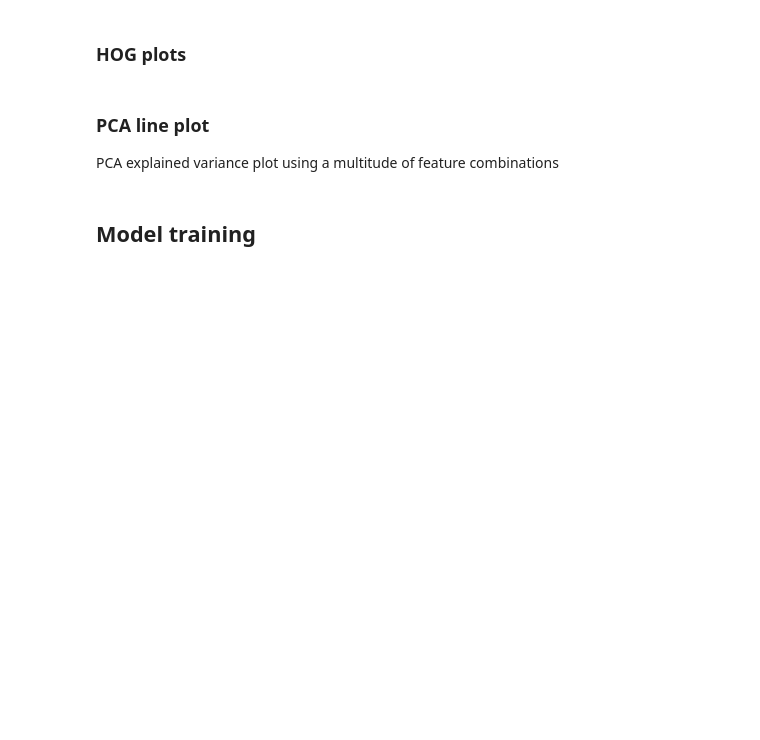
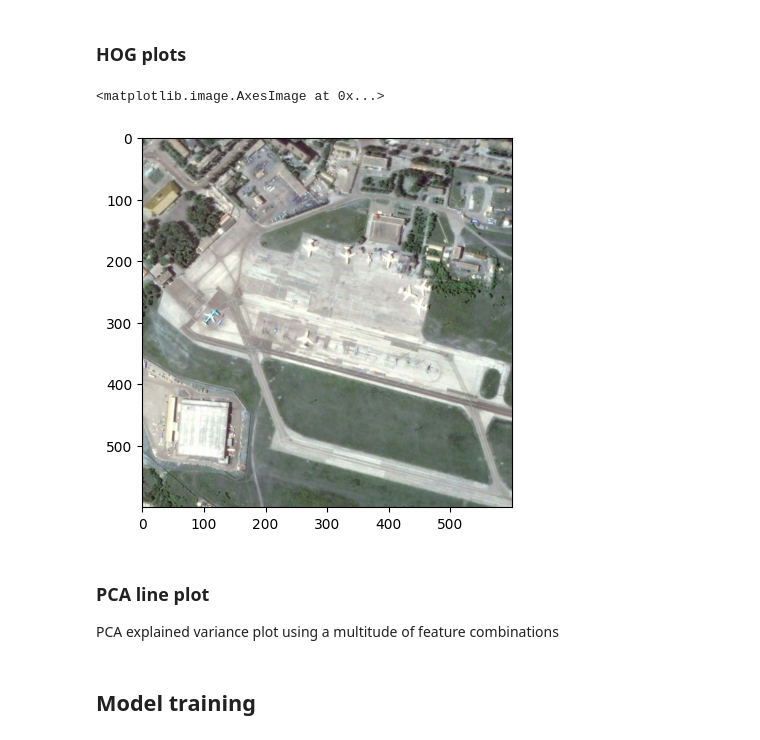
Before and after one commit to kdai11830/w281-final, a Jupyter notebook: feature_engineering.ipynb, the cells around one changed output. Drawn from its saved outputs; the diff is of its cells as text; code cells hidden in the pictures; blank space fills up the shorter version.

```diff
--- a/feature_engineering.ipynb
+++ b/feature_engineering.ipynb
@@ -442 +503,7 @@ def hog_plots(rgb_img, path='plots/hog/', prefix='sample'):
     cv2.imwrite(f'{path}{prefix}_grayscale.jpg', hog_img*255)
+# %%
+img = X_train[500]
+plt.imshow(img)
+# %% [output]
+<matplotlib.image.AxesImage at 0x...>
+[figure, added]
```
Also changed, not shown: parts of 13 cells of this notebook, 9 other files.
